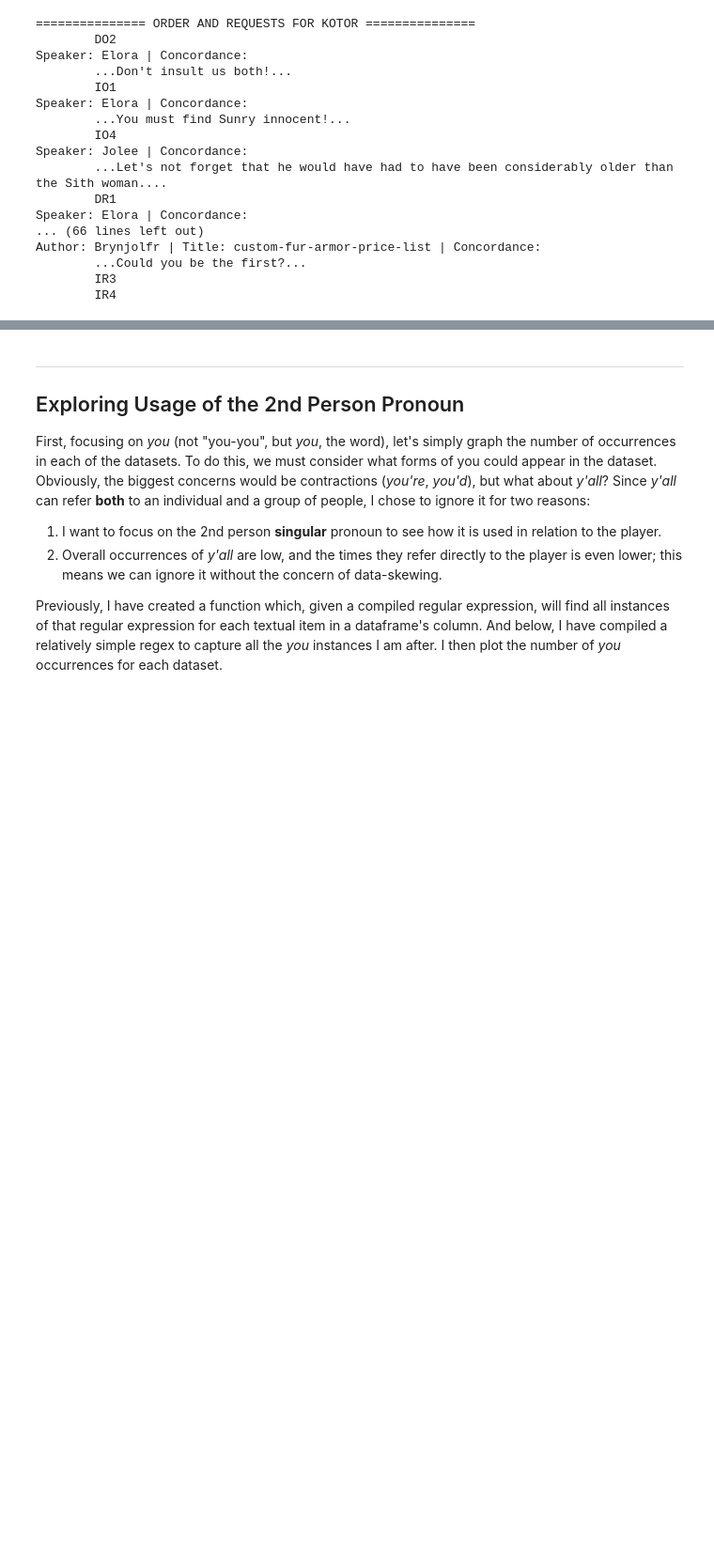
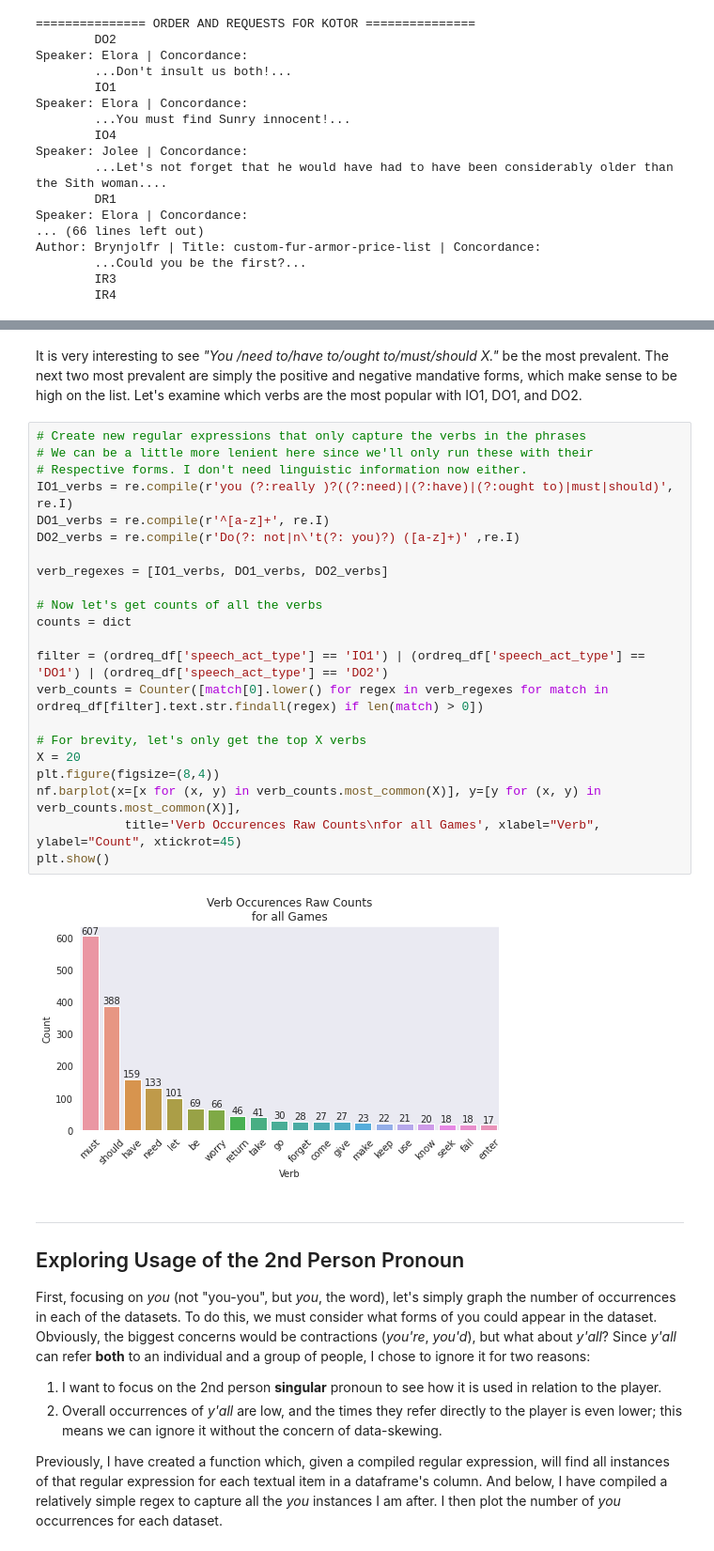
Before and after one commit to Data-Science-for-Linguists-2022/Pragmatics-In-Video-Games, a Jupyter notebook: notebooks/research.ipynb, the cells around one changed output, grey strips where cells are left out. Shown at 94% size. Cells and saved outputs as stored; diff of their text form; blank space fills up the shorter version.

Commit message:
Worked more on speech acts, refined regex and patterns

```diff
--- a/notebooks/research.ipynb
+++ b/notebooks/research.ipynb
@@ -310,3 +312,29 @@ plt.show()
+# %% [markdown]
+It is very interesting to see _"You /need to/have to/ought to/must/should X."_ be the most prevalent. The next two most prevalent are simply the positive and negative mandative forms, which make sense to be high on the list. Let's examine which verbs are the most popular with IO1, DO1, and DO2.
+# %%
+# Create new regular expressions that only capture the verbs in the phrases
+# We can be a little more lenient here since we'll only run these with their
+# Respective forms. I don't need linguistic information now either.
+IO1_verbs = re.compile(r'you (?:really )?((?:need)|(?:have)|(?:ought to)|must|should)', re.I)
+DO1_verbs = re.compile(r'^[a-z]+', re.I)
+DO2_verbs = re.compile(r'Do(?: not|n\'t(?: you)?) ([a-z]+)' ,re.I)
+
+verb_regexes = [IO1_verbs, DO1_verbs, DO2_verbs]
+
+# Now let's get counts of all the verbs
+counts = dict
+
+filter = (ordreq_df['speech_act_type'] == 'IO1') | (ordreq_df['speech_act_type'] == 'DO1') | (ordreq_df['speech_act_type'] == 'DO2')
+verb_counts = Counter([match[0].lower() for regex in verb_regexes for match in ordreq_df[filter].text.str.findall(regex) if len(match) > 0])
+
+# For brevity, let's only get the top X verbs
+X = 20
+plt.figure(figsize=(8,4))
+nf.barplot(x=[x for (x, y) in verb_counts.most_common(X)], y=[y for (x, y) in verb_counts.most_common(X)],
+            title='Verb Occurences Raw Counts\nfor all Games', xlabel="Verb", ylabel="Count", xtickrot=45)
+plt.show()
+# %% [output]
+[figure, added]
 # %% [markdown]
 ***
 ## Exploring Usage of the 2nd Person Pronoun
```
Also changed, not shown: parts of 5 cells of this notebook, 3 other files.
